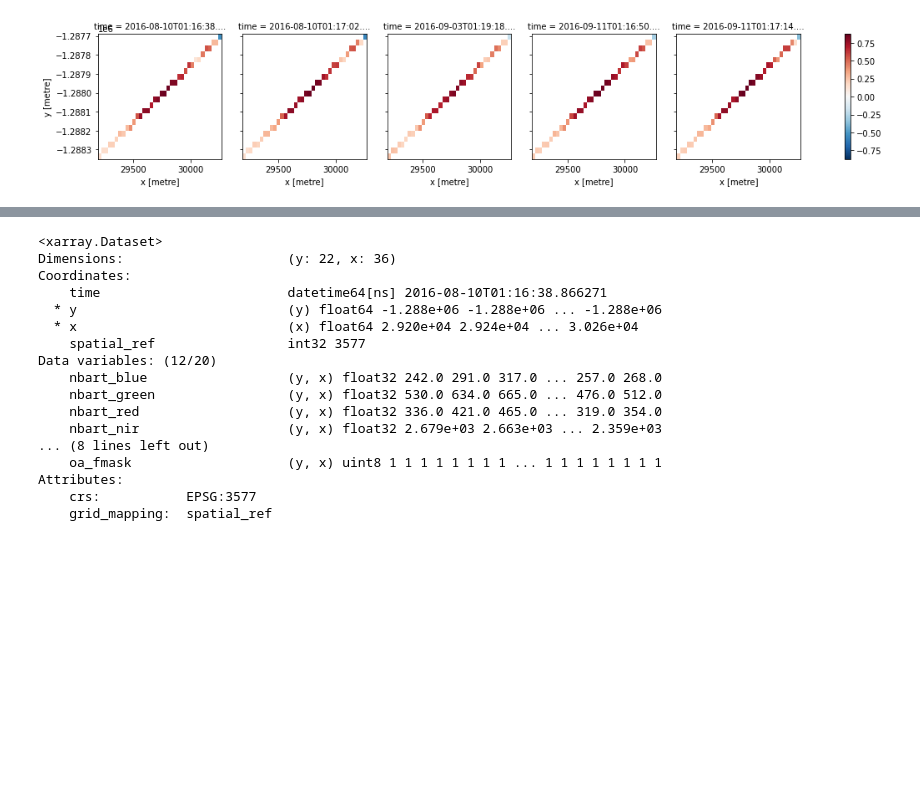
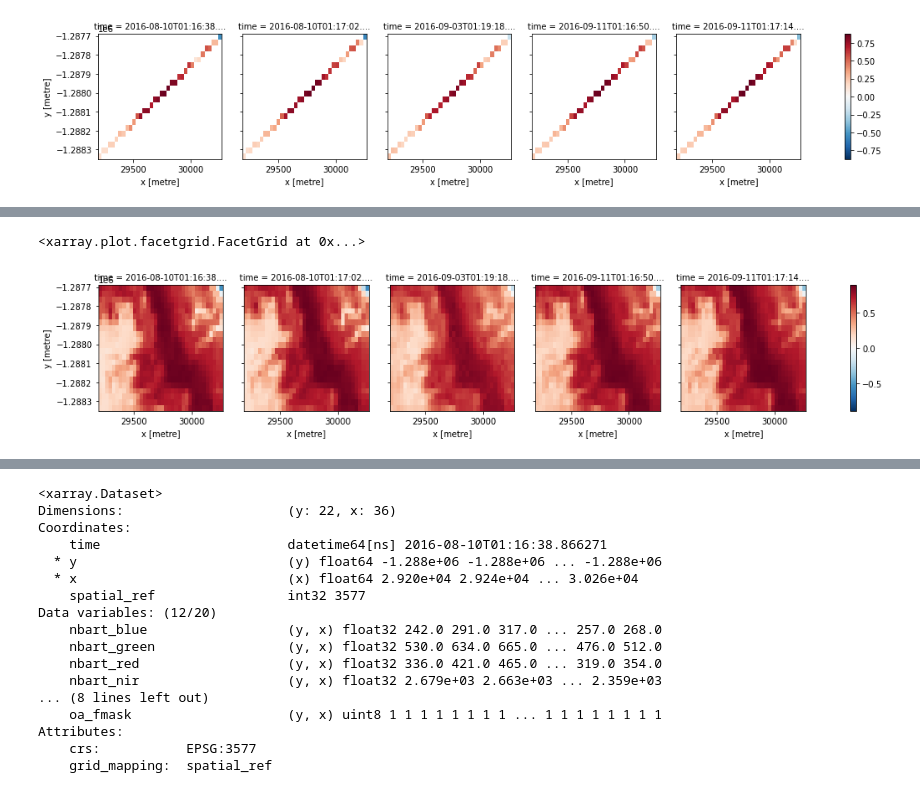
Before and after one commit to christopherowers/DP_KNP, a Jupyter notebook: Hovmoller.ipynb, the cells around one changed output, grey strips where cells are left out. Cells and saved outputs as stored; diff of their text form; code cells hidden in the pictures; blank space fills up the shorter version.

```diff
--- a/Hovmoller.ipynb
+++ b/Hovmoller.ipynb
@@ -284,0 +475,11 @@ hov_multi_ndvi.plot(col='time')
+# %%
+
+ds_sel = ds#ds.sel(indexers, method='nearest')#, drop=True)
+
+hov_multi_ndvi_sel = ((ds_sel.nbart_nir-ds_sel.nbart_red)/(ds_sel.nbart_nir+ds_sel.nbart_red))
+
+
+hov_multi_ndvi_sel.plot(col='time')
+# %% [output]
+<xarray.plot.facetgrid.FacetGrid at 0x...>
+[figure, added]
```
Also changed, not shown: parts of 32 cells of this notebook.
